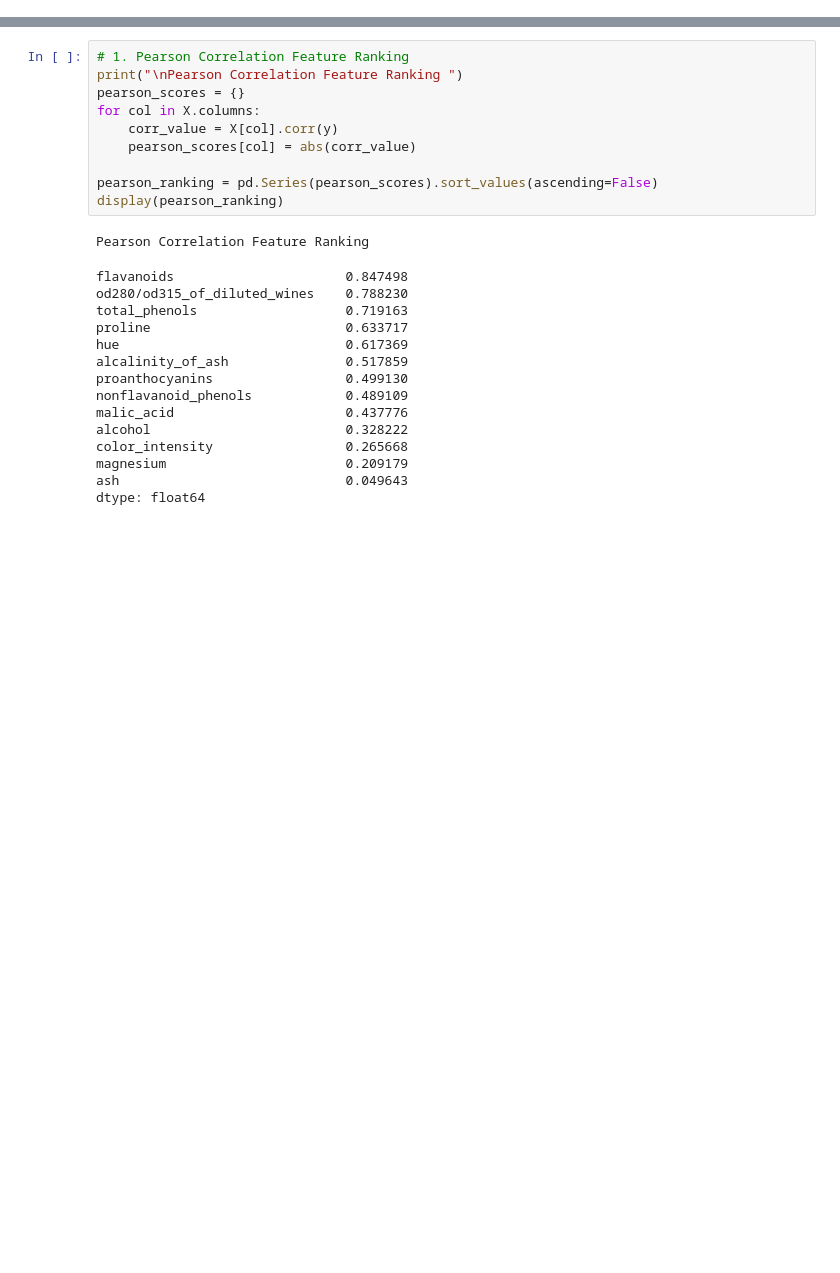
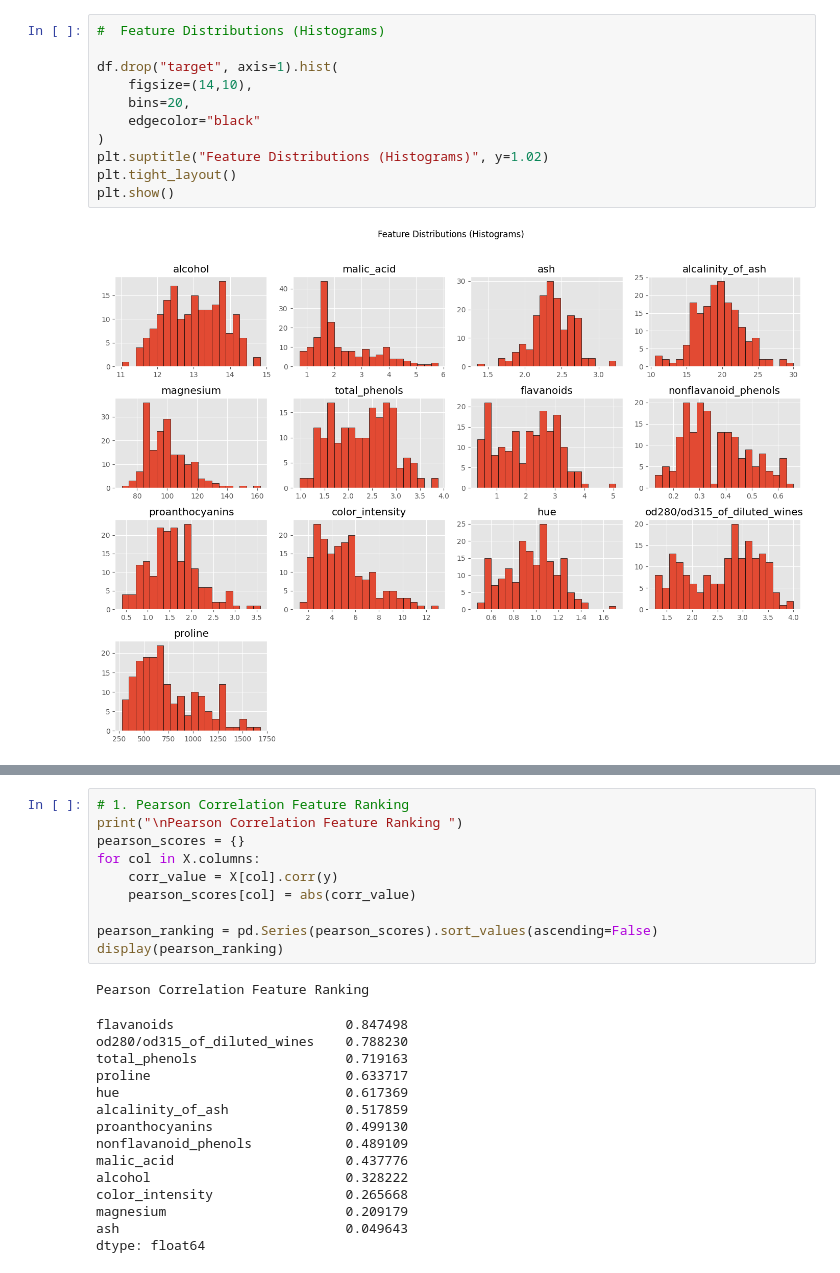
Before and after one commit to FekyBaz/Data-Computation-and-Analysis, a Jupyter notebook: Project.ipynb, the cells around one changed output, grey strips where cells are left out. Drawn from its saved outputs; the diff is of its cells as text; blank space fills up the shorter version.

```diff
--- a/Project.ipynb
+++ b/Project.ipynb
@@ -46,0 +121,13 @@ Missing Values Check: 0
+# %%
+#  Feature Distributions (Histograms)
+
+df.drop("target", axis=1).hist(
+    figsize=(14,10),
+    bins=20,
+    edgecolor="black"
+)
+plt.suptitle("Feature Distributions (Histograms)", y=1.02)
+plt.tight_layout()
+plt.show()
+# %% [output]
+[figure, added]
```
Also changed, not shown: parts of 41 cells of this notebook.
